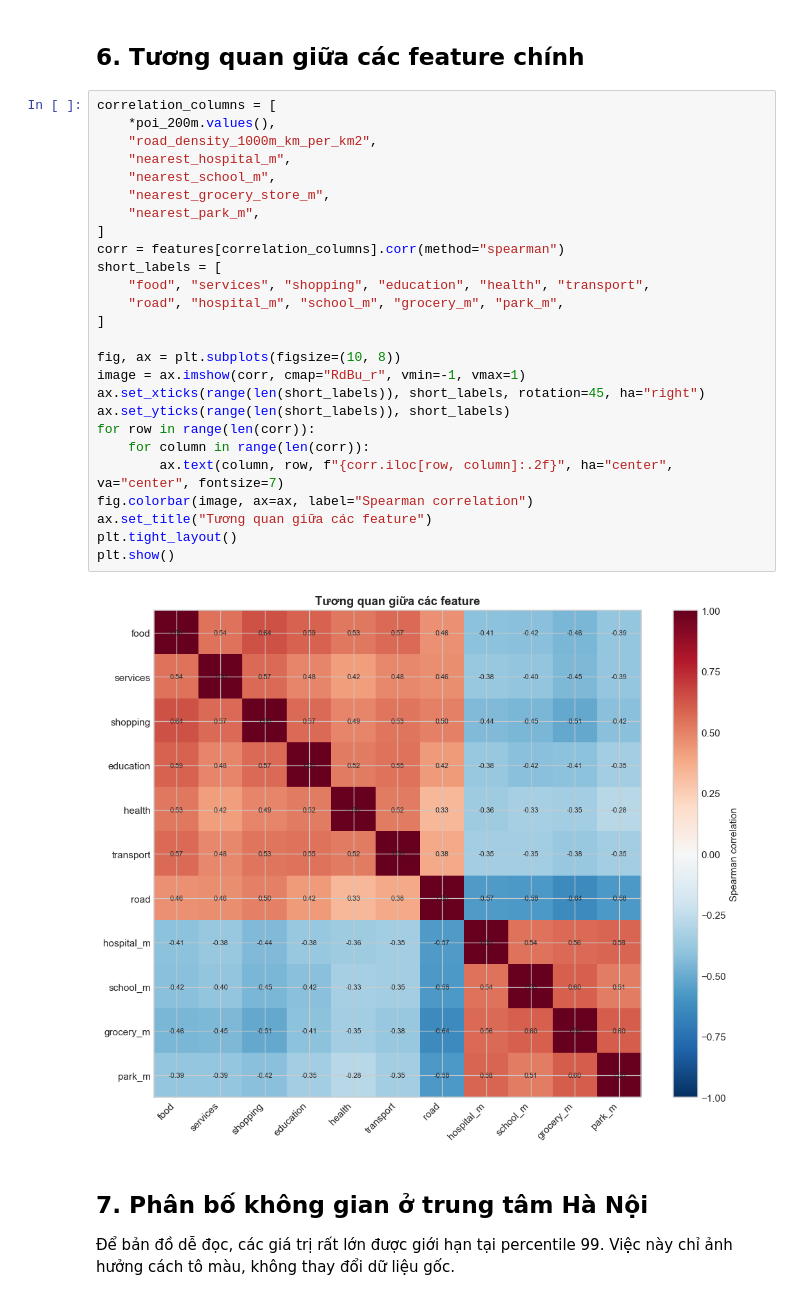
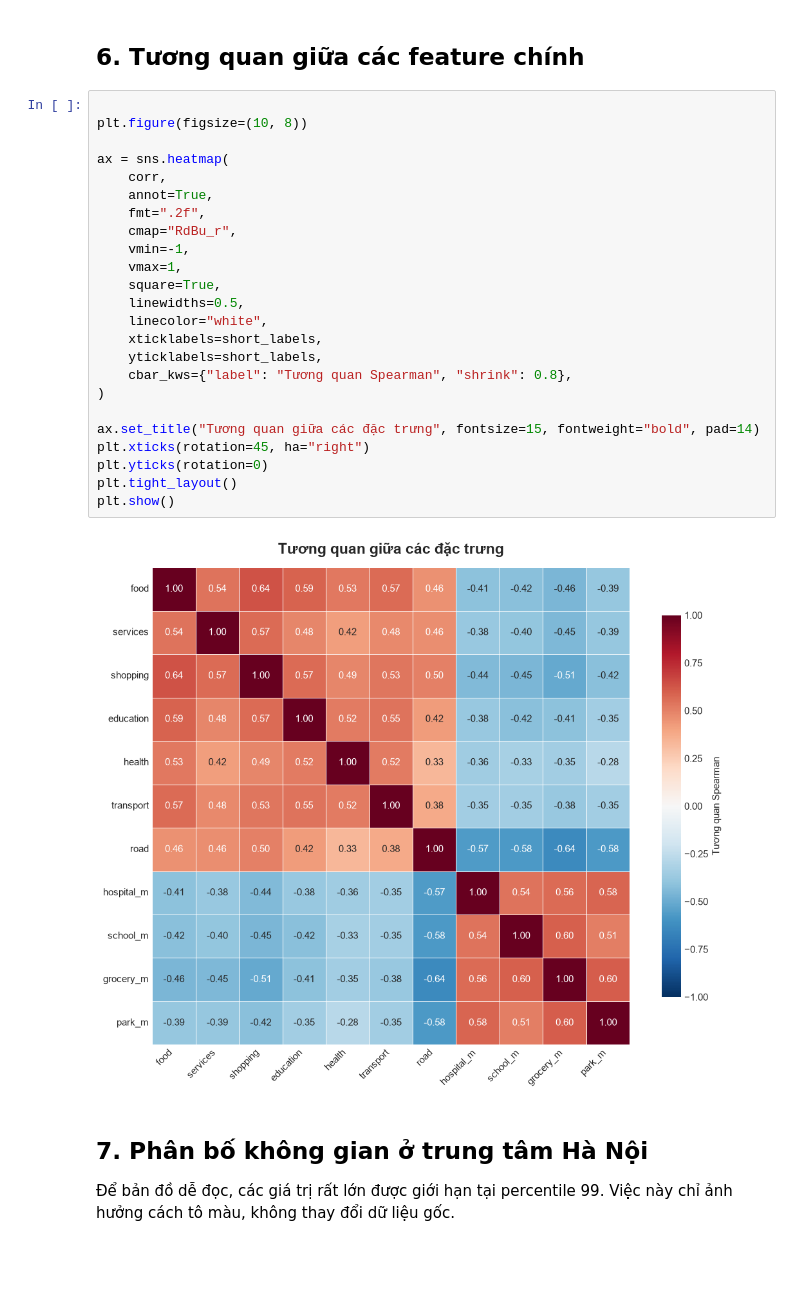
Before and after one commit to hihihah71/ADY201_FA26, a Jupyter notebook: notebook/Thanh.ipynb, the cells around one changed output. Cells and saved outputs as stored; diff of their text form; blank space fills up the shorter version.

```diff
--- a/notebook/Thanh.ipynb
+++ b/notebook/Thanh.ipynb
@@ -274,33 +245,31 @@ plt.show()
 # %% [markdown]
 ## 6. Tương quan giữa các feature chính
 # %%
-correlation_columns = [
-    *poi_200m.values(),
-    "road_density_1000m_km_per_km2",
-    "nearest_hospital_m",
-    "nearest_school_m",
-    "nearest_grocery_store_m",
-    "nearest_park_m",
-]
-corr = features[correlation_columns].corr(method="spearman")
-short_labels = [
-    "food", "services", "shopping", "education", "health", "transport",
-    "road", "hospital_m", "school_m", "grocery_m", "park_m",
-]
 
-fig, ax = plt.subplots(figsize=(10, 8))
-image = ax.imshow(corr, cmap="RdBu_r", vmin=-1, vmax=1)
-ax.set_xticks(range(len(short_labels)), short_labels, rotation=45, ha="right")
-ax.set_yticks(range(len(short_labels)), short_labels)
-for row in range(len(corr)):
-    for column in range(len(corr)):
-        ax.text(column, row, f"{corr.iloc[row, column]:.2f}", ha="center", va="center", fontsize=7)
-fig.colorbar(image, ax=ax, label="Spearman correlation")
-ax.set_title("Tương quan giữa các feature")
+plt.figure(figsize=(10, 8))
+
+ax = sns.heatmap(
+    corr,
+    annot=True,
+    fmt=".2f",
+    cmap="RdBu_r",
+    vmin=-1,
+    vmax=1,
+    square=True,
+    linewidths=0.5,
+    linecolor="white",
+    xticklabels=short_labels,
+    yticklabels=short_labels,
+    cbar_kws={"label": "Tương quan Spearman", "shrink": 0.8},
+)
+
+ax.set_title("Tương quan giữa các đặc trưng", fontsize=15, fontweight="bold", pad=14)
+plt.xticks(rotation=45, ha="right")
+plt.yticks(rotation=0)
 plt.tight_layout()
 plt.show()
 # %% [output]
-[figure, old version]
+[figure, new version]
 # %% [markdown]
 ## 7. Phân bố không gian ở trung tâm Hà Nội
 
```
Also changed, not shown: parts of 11 cells of this notebook.
